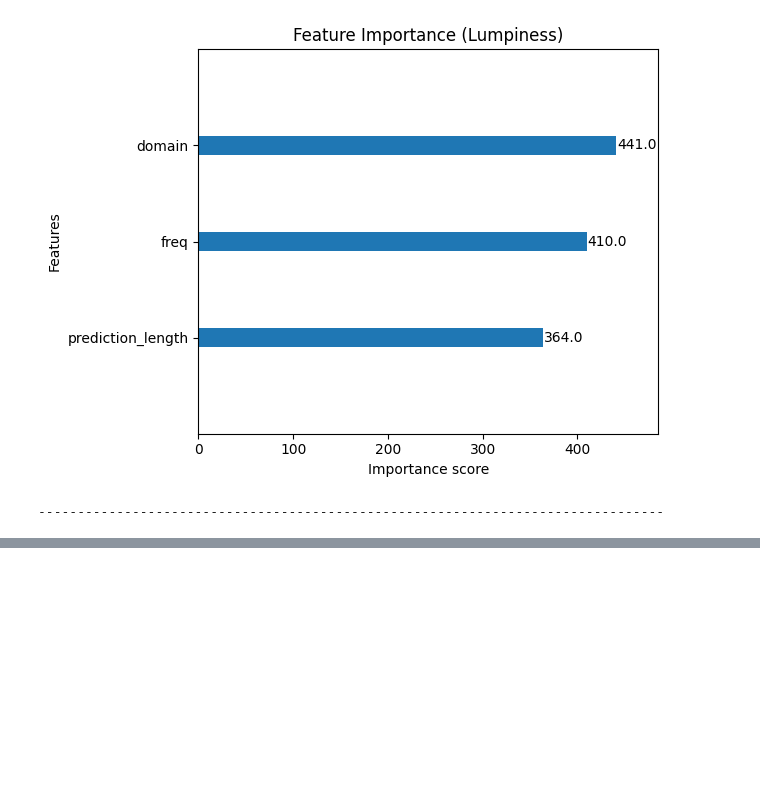
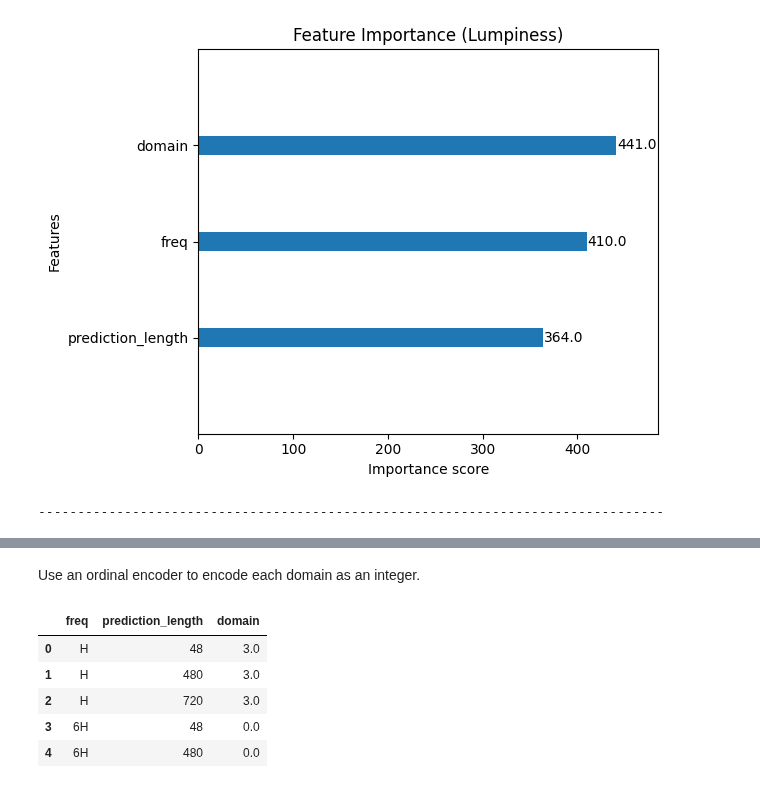
Before and after one commit to mpg05883/gift-eval, a Jupyter notebook: feature_estimation.ipynb, the cells around one changed output, grey strips where cells are left out. Drawn from its saved outputs; the diff is of its cells as text; code cells hidden in the pictures; blank space fills up the shorter version.

```diff
--- a/feature_estimation.ipynb
+++ b/feature_estimation.ipynb
@@ -398,0 +445,14 @@ Fitting 72 folds for each of 8 candidates, totalling 576 fits
+# %% [markdown]
+Use an ordinal encoder to encode each domain as an integer.
+# %%
+enc = OrdinalEncoder()
+
+X["domain"] = enc.fit_transform(X[["domain"]])
+X.head()
+# %% [output]
+|  | freq | prediction_length | domain |
+| 0 | H | 48 | 3.0 |
+| 1 | H | 480 | 3.0 |
+| 2 | H | 720 | 3.0 |
+| 3 | 6H | 48 | 0.0 |
+| 4 | 6H | 480 | 0.0 |
```
Also changed, not shown: parts of 12 cells of this notebook, 2 other files.
